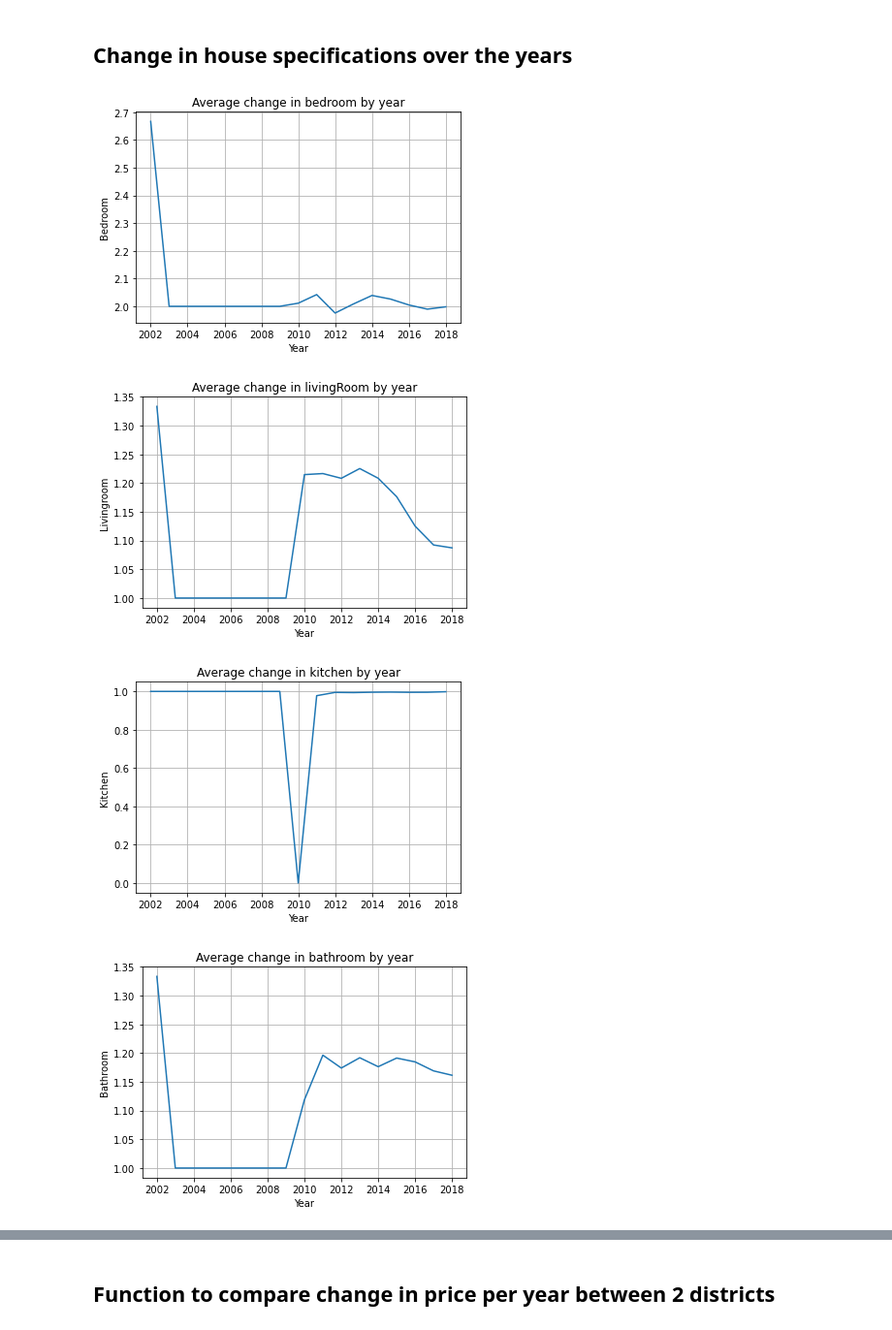
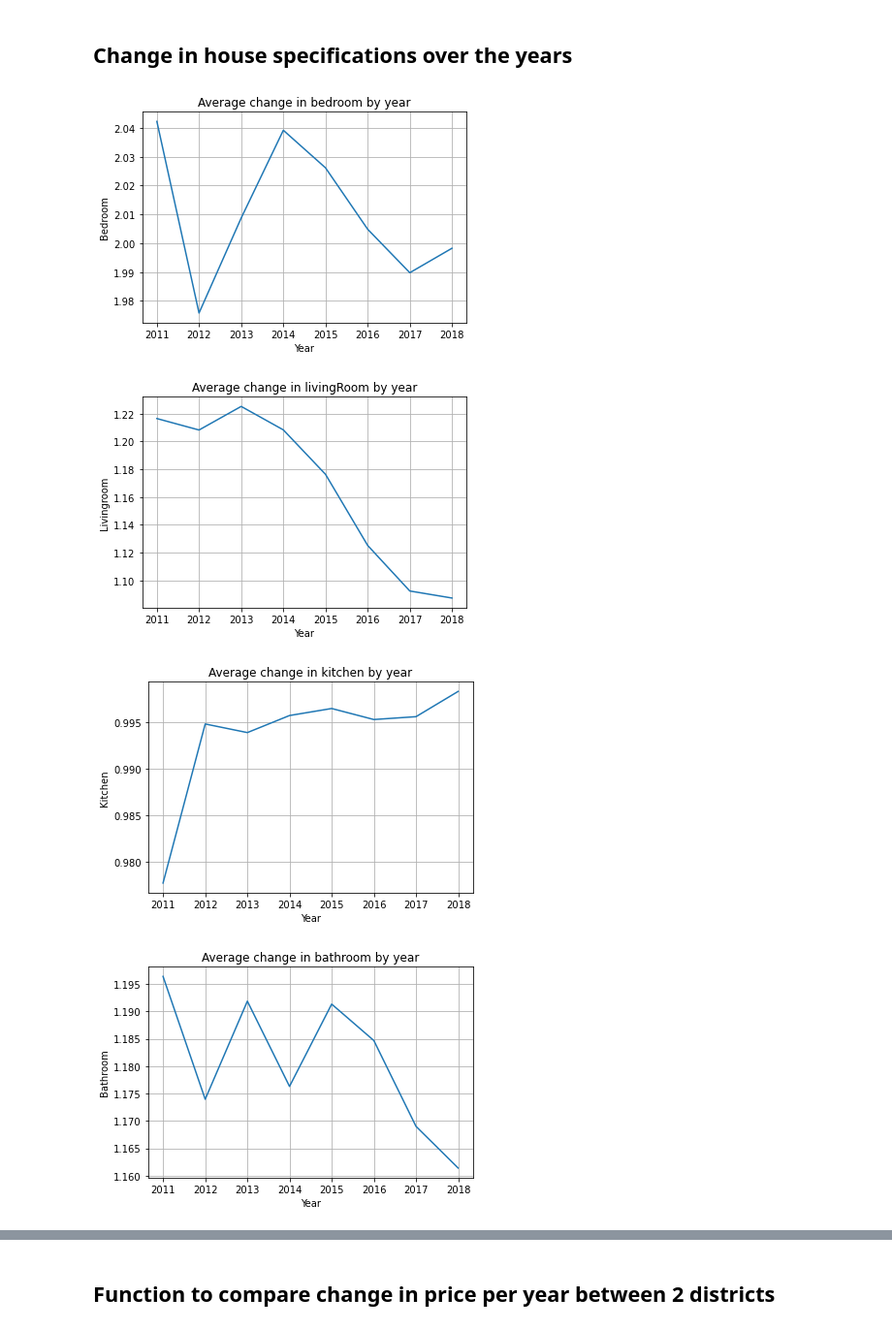
Before and after one commit to BillyBooglyBob/code, a Jupyter notebook: data/project.ipynb, the cells around one changed output, grey strips where cells are left out. Shown at 97% size. Cells and saved outputs as stored; diff of their text form; code cells hidden in the pictures.

```diff
--- a/data/project.ipynb
+++ b/data/project.ipynb
@@ -173,34 +170,35 @@ SELECT
     AVG(S.bathRoom) AS bathroom,
     AVG(S.elevator) AS elevator,
     AVG(S.square) AS size
 FROM Prices AS P
 JOIN Specs AS S ON P.id = S.id
+WHERE P.tradeYear >= 2011
 GROUP BY P.tradeYear
 ORDER BY P.tradeYear
 """).toPandas()
 
 # Plot change of each house specification on a separate graph
 specification_fields = ["bedroom", "livingRoom", "kitchen", "bathroom", "elevator", "size"]
 for field in specification_fields:
     plt.plot(house_specifications["year"], house_specifications[field])
     plt.xlabel("Year")
     plt.ylabel(field.capitalize())  # Capitalizing ylabel
     plt.title(f"Average change in {field} by year")
     plt.grid()
     plt.show()
 
 # Show change of every house specification on one graph
 for field in specification_fields:
     plt.plot(house_specifications["year"], house_specifications[field], label=field)
 
 plt.xlabel("Year")
 plt.ylabel("Average change in house specification")
 plt.title("Average change for each house specification over the years")
 plt.legend()  # Add legend for all lines
 plt.grid()
 plt.show()
 # %% [output]
-[figure, old version]
+[figure, new version]
-[figure, old version]
+[figure, new version]
-[figure, old version]
+[figure, new version]
-[figure, old version]
+[figure, new version]
```
Also changed, not shown: parts of 11 cells of this notebook, 2 other files.
